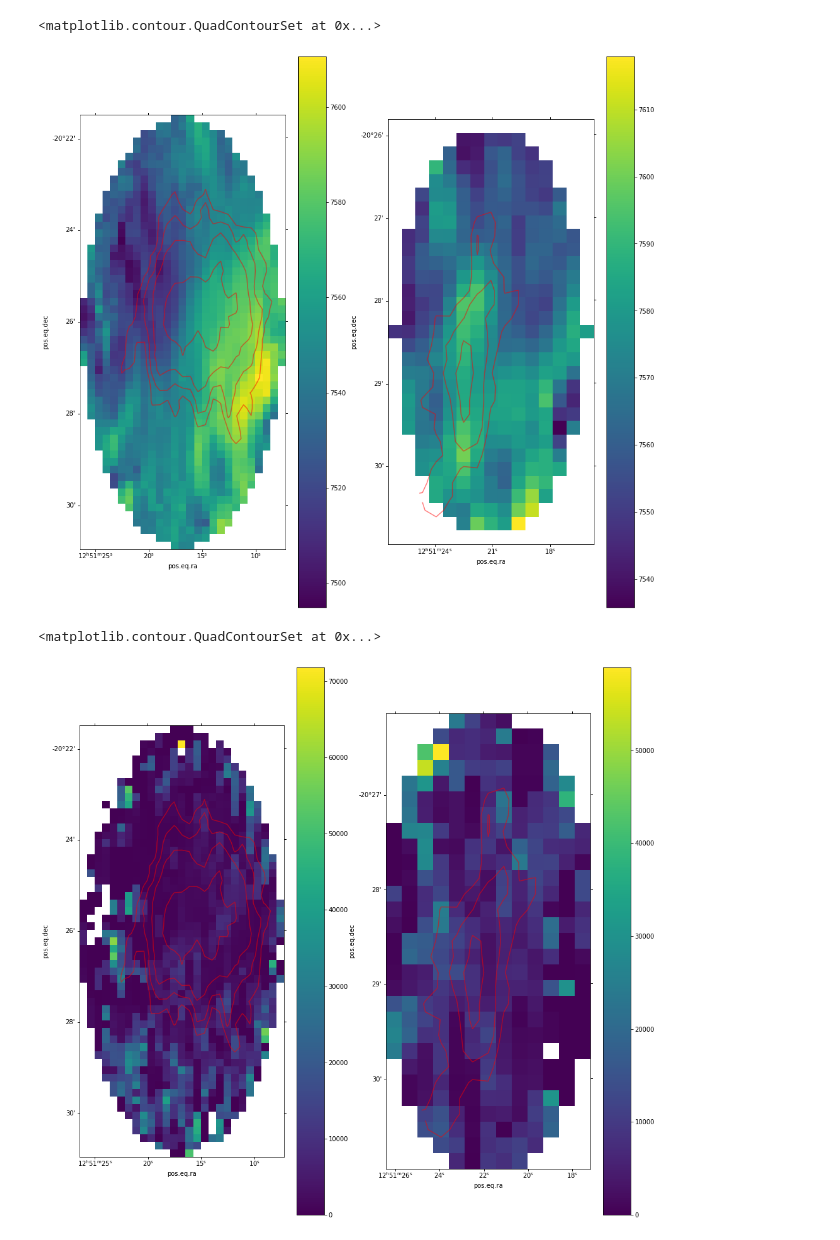
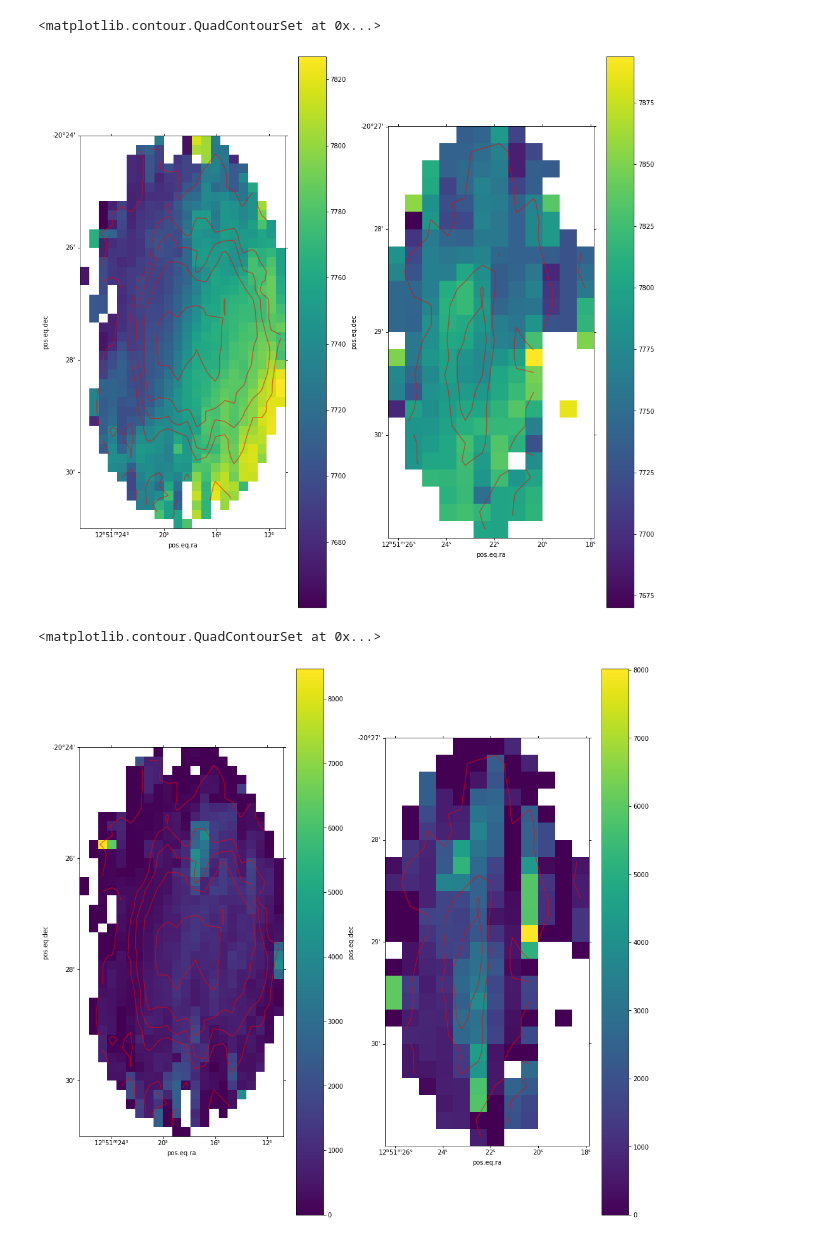
Before and after one commit to spectram/meerchoirs, a Jupyter notebook: g2atca-analysis.ipynb, the cells around one changed output. Saved outputs shown, nothing was run; the diff lists cells and outputs as text; code cells hidden in the pictures.

```diff
--- a/g2atca-analysis.ipynb
+++ b/g2atca-analysis.ipynb
@@ -104,8 +150,8 @@ spec.quicklook()
 ## Masked Spectrum Extraction -G2S1
 import regions
 
-crtf_g2s1 = "ellipse[[12h50m53.33284s, -20.22.54.8942],[4.7arcmin, 2.2arcmin],0deg] coord=J2000"
-cubeg2s1 = fit.subcube_from_crtfregion(crtf_g2s1)
+crtf_g2s1 = "ellipse[[12h50m52.84s, -20:22:15.65],[3.5arcmin, 112arcsec],0deg] coord=J2000"
+cubeg2s1 = vel_masked.subcube_from_crtfregion(crtf_g2s1)
 
 #cubeg2s1[25,:,:].quicklook()
 specg2s1 = cubeg2s1.sum(axis=(1, 2)) #/ (102.96 * 30.86)* U.beam
@@ -133,0 +180,17 @@ specg2b.quicklook()
+# %%
+#Moment 0 for S1 and S2 using spectral cube
+
+mom0s1=cubeg2s1.moment(order=0) #mom0
+mom0s1.write(path+'g2s1-mom0.fits', overwrite=True)
+plt.figure(figsize=(16,16))
+g2s1m0=plt.subplot(1,2,1,projection=vel_masked[0].wcs)
+mom0s1plt=g2s1m0.imshow(mom0s1.value)
+plt.colorbar(mom0s1plt,ax=g2s1m0)
+g2s1m0.contour(mom0s1.data, colors=['red'], alpha=0.5, levels=levels)
+
+mom0s2=cubeg2s2.moment(order=0) #mom0
+mom0s2.write(path+'g2s2-mom0.fits', overwrite=True)
+g2s2m0=plt.subplot(1,2,2,projection=vel_masked[0].wcs)
+mom0s2plt=g2s2m0.imshow(mom0s2.value)
+plt.colorbar(mom0s2plt,ax=g2s2m0)
+g2s2m0.contour(mom0s2.data, colors=['red'], alpha=0.5, levels=levels)
@@ -134,47 +200,40 @@ specg2b.quicklook()
 # %%
-#Moment 1 for S1 and S2 usimg casa - Threshold at 2mJy
+#Moment 1 for S1 and S2 using spectral cube
 
-#ctask.immoments(imagename=cubeim,moments=[1],axis='spectral',chans='51~91',outfile=path+'g2s1-mom1',region='ellipse[[12h50m53.33284s, -20d22m54.8942s],[4.7arcmin, 2.2arcmin],0deg]',includepix = [0.002,30])
-#ctask.exportfits(imagename=path+'g2s1-mom1', fitsimage=path+'g2s1m1.fits', overwrite=True)
-
+mom1s1=cubeg2s1.moment(order=1) #mom1
+#mom1s1.write(path+'g2s1-mom1.fits', overwrite=True)
 plt.figure(figsize=(16,16))
-g2s1m1=plt.subplot(1,2,1, projection=fit.wcs,slices=('x','y',0))
-mom1s1plt=g2s1m1.imshow(fits.getdata(path+'g2s1m1.fits')[0,0,:,:])
+g2s1m1=plt.subplot(1,2,1,projection=vel_masked[0].wcs)
+mom1s1plt=g2s1m1.imshow(mom1s1.value)
 plt.colorbar(mom1s1plt,ax=g2s1m1)
 g2s1m1.contour(mom0s1.data, colors=['red'], alpha=0.5, levels=levels)
 
-#ctask.immoments(imagename=cubeim,moments=[1],axis='spectral',chans='51~91',outfile=path+'g2s2-mom1',region='ellipse[[12h50m41.24756s, -020d20m04.5828], [150arcsec, 70arcsec], 0deg]',includepix = [0.002,30])
-#ctask.exportfits(imagename=path+'g2s2-mom1', fitsimage=path+'g2s2m1.fits', overwrite=True)
-
-g2s2m1=plt.subplot(1,2,2, projection=fit.wcs,slices=('x','y',0))
-mom1s2plt=g2s2m1.imshow(fits.getdata(path+'g2s2m1.fits')[0,0,:,:])
+mom1s2=cubeg2s2.moment(order=1) #mom1
+#mom1s2.write(path+'g2s2-mom1.fits', overwrite=True)
+g2s2m1=plt.subplot(1,2,2,projection=vel_masked[0].wcs)
+mom1s2plt=g2s2m1.imshow(mom1s2.value)
 plt.colorbar(mom1s2plt,ax=g2s2m1)
 g2s2m1.contour(mom0s2.data, colors=['red'], alpha=0.5, levels=levels)
 # %% [output]
 <matplotlib.contour.QuadContourSet at 0x...>
-[figure, old version]
+[figure, new version]
 # %%
-mask= (cubeg2s1 > 0.005 *U.Jy/U.beam) & (cubeg2s1 < 17 *U.Jy/U.beam)
-g2s1_masked=cubeg2s1.with_mask(mask)
-mom0s1=g2s1_masked.moment(order=0)
-mom2s1=g2s1_masked.moment(order=2)
+#Moment 2 for S1 and S2 using spectral cube
 
+mom2s1=cubeg2s1.moment(order=2) #mom2
+#mom2s1.write(path+'g2s1-mom2.fits', overwrite=True)
 plt.figure(figsize=(16,16))
-g2s1m2=plt.subplot(1,2,1, projection=fit.wcs,slices=('x','y',0))
-mom2s1plt=g2s1m2.imshow(mom2s1.data)
+g2s1m2=plt.subplot(1,2,1,projection=vel_masked[0].wcs)
+mom2s1plt=g2s1m2.imshow(mom2s1.value)
 plt.colorbar(mom2s1plt,ax=g2s1m2)
-
 g2s1m2.contour(mom0s1.data, colors=['red'], alpha=0.5, levels=levels)
 
-mask= (cubeg2s2 > 0.005 *U.Jy/U.beam) & (cubeg2s2 < 17 *U.Jy/U.beam)
-g2s2_masked=cubeg2s2.with_mask(mask)
-mom0s2=g2s2_masked.moment(order=0)
-mom2s2=g2s2_masked.moment(order=2)
-
-g2s2m2=plt.subplot(1,2,2, projection=fit.wcs,slices=('x','y',0))
-mom2s2plt=g2s2m2.imshow(mom2s2.data)
+mom2s2=cubeg2s2.moment(order=2) #mom2
+#mom2s2.write(path+'g2s2-mom2.fits', overwrite=True)
+g2s2m2=plt.subplot(1,2,2,projection=vel_masked[0].wcs)
+mom2s2plt=g2s2m2.imshow(mom2s2.value)
 plt.colorbar(mom2s2plt,ax=g2s2m2)
 g2s2m2.contour(mom0s2.data, colors=['red'], alpha=0.5, levels=levels)
 # %% [output]
 <matplotlib.contour.QuadContourSet at 0x...>
-[figure, old version]
+[figure, new version]
```
Also changed, not shown: parts of 17 cells of this notebook, 4 other files.
